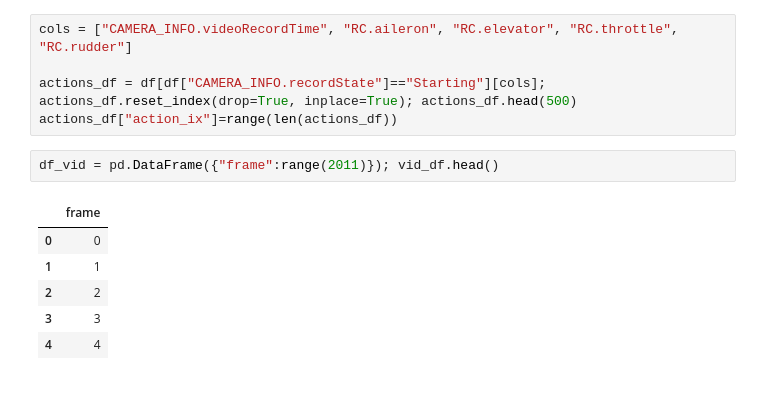
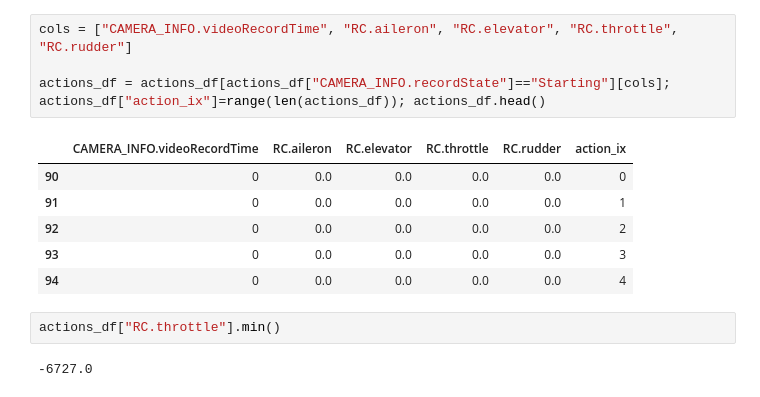
Before and after one commit to rgilman33/world-models, a Jupyter notebook: world_models/Action-Parsing.ipynb, the cells around one changed output. Cells and saved outputs as stored; diff of their text form.

```diff
--- a/world_models/Action-Parsing.ipynb
+++ b/world_models/Action-Parsing.ipynb
@@ -8,15 +35,16 @@ df = pd.read_csv("DJIFlightRecord_2018-09-07_[11-36-38][1]-TxtLogToCsv.csv"); le
 # %%
 cols = ["CAMERA_INFO.videoRecordTime", "RC.aileron", "RC.elevator", "RC.throttle", "RC.rudder"]
 
-actions_df = df[df["CAMERA_INFO.recordState"]=="Starting"][cols];
-actions_df.reset_index(drop=True, inplace=True); actions_df.head(500)
-actions_df["action_ix"]=range(len(actions_df))
+actions_df = actions_df[actions_df["CAMERA_INFO.recordState"]=="Starting"][cols];
+actions_df["action_ix"]=range(len(actions_df)); actions_df.head()
+# %% [output]
+|  | CAMERA_INFO.videoRecordTime | RC.aileron | RC.elevator | RC.throttle | RC.rudder | action_ix |
+| 90 | 0 | 0.0 | 0.0 | 0.0 | 0.0 | 0 |
+| 91 | 0 | 0.0 | 0.0 | 0.0 | 0.0 | 1 |
+| 92 | 0 | 0.0 | 0.0 | 0.0 | 0.0 | 2 |
+| 93 | 0 | 0.0 | 0.0 | 0.0 | 0.0 | 3 |
+| 94 | 0 | 0.0 | 0.0 | 0.0 | 0.0 | 4 |
-# %%
-df_vid = pd.DataFrame({"frame":range(2011)}); vid_df.head()
-# %% [output]
-|  | frame |
-| 0 | 0 |
-| 1 | 1 |
-| 2 | 2 |
-| 3 | 3 |
-| 4 | 4 |
+# %%
+actions_df["RC.throttle"].min()
+# %% [output]
+-6727.0
```
Also changed, not shown: parts of 14 cells of this notebook, 1 other file.
